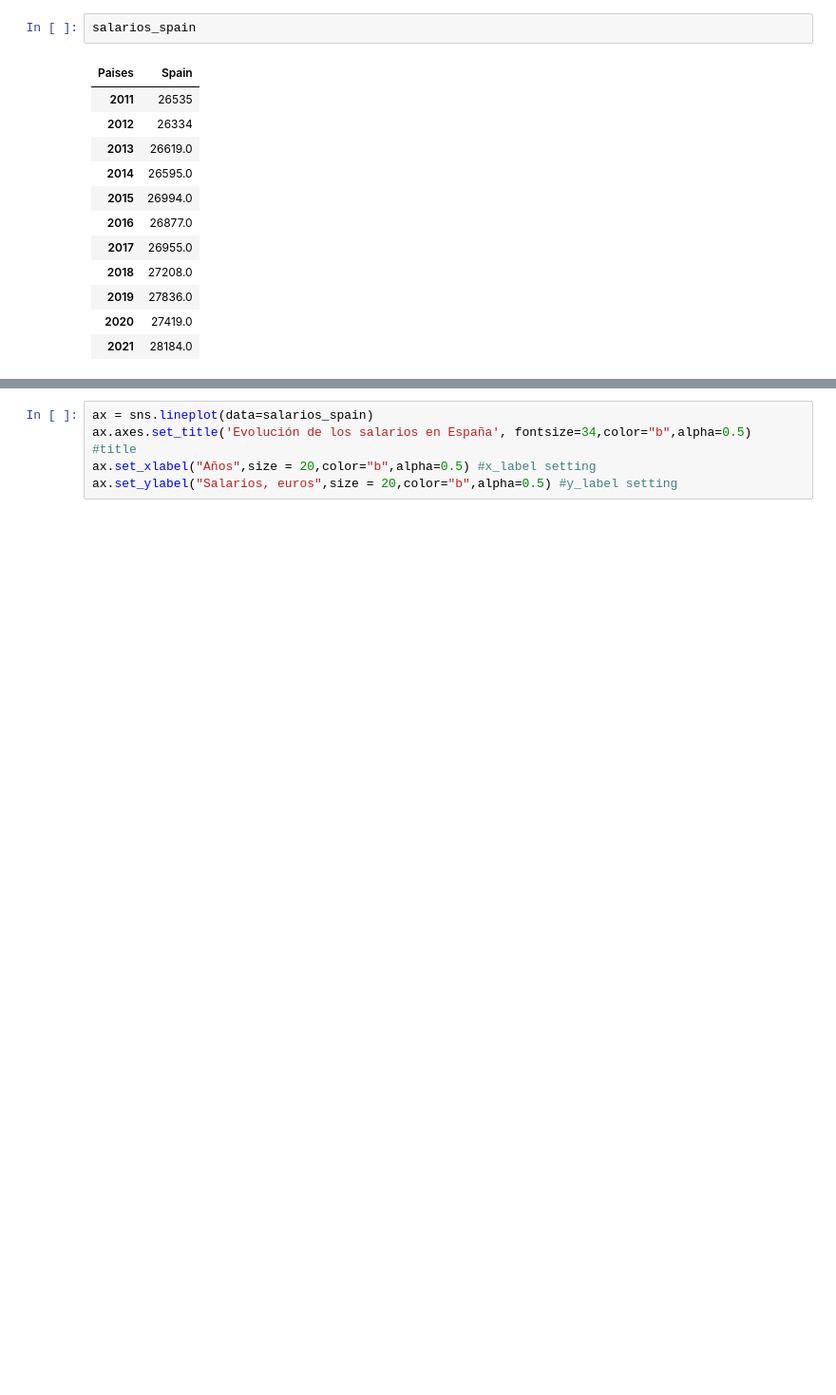
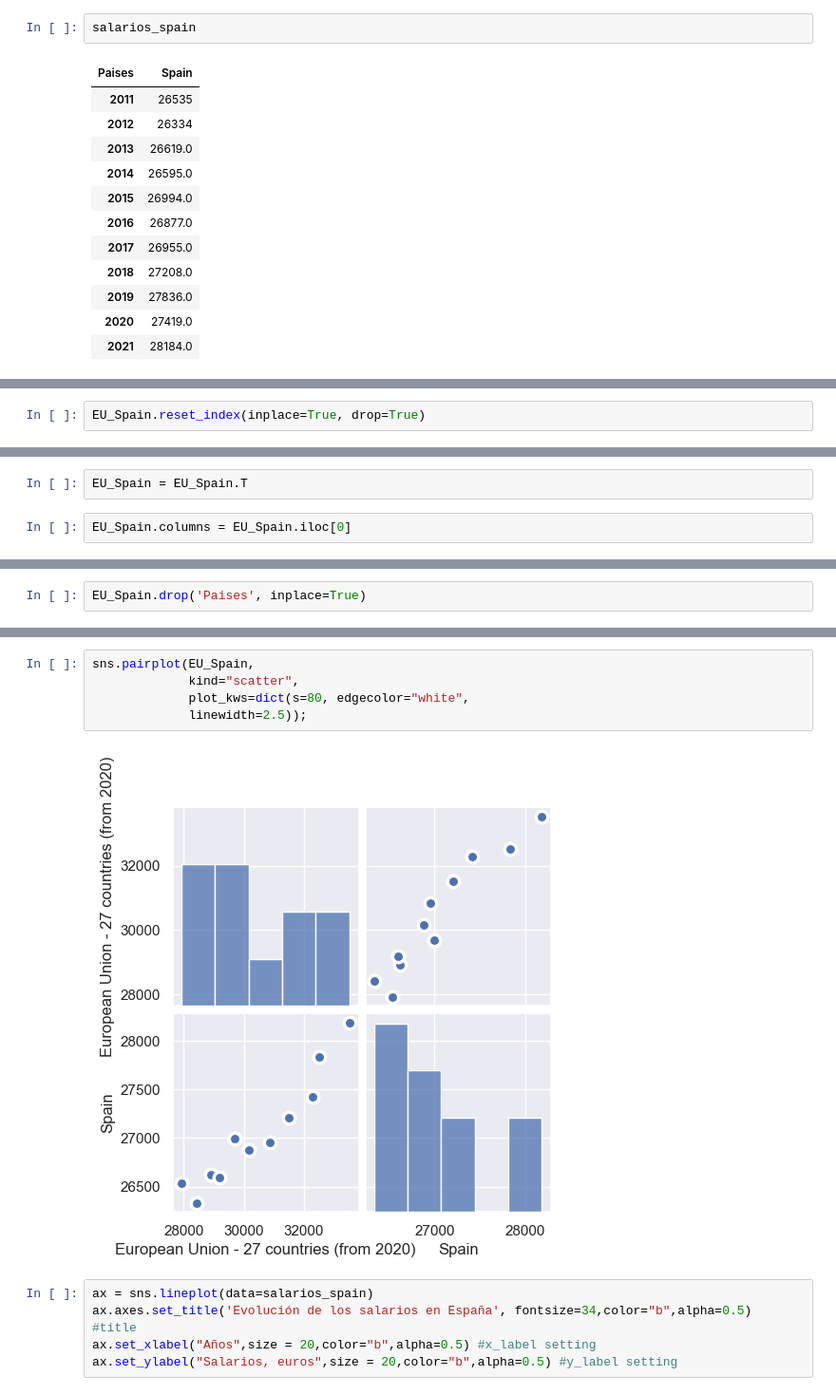
Before and after one commit to Lean788/EDA_vivienda_joven, a Jupyter notebook: src/Notebooks/analisis/analisis_jovenes.ipynb, the cells around one changed output, grey strips where cells are left out. Shown: that part at 95% size. Drawn from its saved outputs; the diff is of its cells as text; blank space fills up the shorter version.

```diff
--- a/src/Notebooks/analisis/analisis_jovenes.ipynb
+++ b/src/Notebooks/analisis/analisis_jovenes.ipynb
@@ -176,0 +179,2 @@ salarios_spain
+# %%
+EU_Spain.reset_index(inplace=True, drop=True)
@@ -176,0 +187,4 @@ salarios_spain
+# %%
+EU_Spain = EU_Spain.T
+# %%
+EU_Spain.columns = EU_Spain.iloc[0]
@@ -176,0 +207,2 @@ salarios_spain
+# %%
+EU_Spain.drop('Paises', inplace=True)
@@ -177,3 +224,10 @@ salarios_spain
+# %%
+sns.pairplot(EU_Spain,
+             kind="scatter",
+             plot_kws=dict(s=80, edgecolor="white",
+             linewidth=2.5));
+# %% [output]
+[figure, added]
 # %%
 ax = sns.lineplot(data=salarios_spain)
 ax.axes.set_title('Evolución de los salarios en España', fontsize=34,color="b",alpha=0.5)  #title
```
Also changed, not shown: parts of 6 cells of this notebook, 1 other file.
